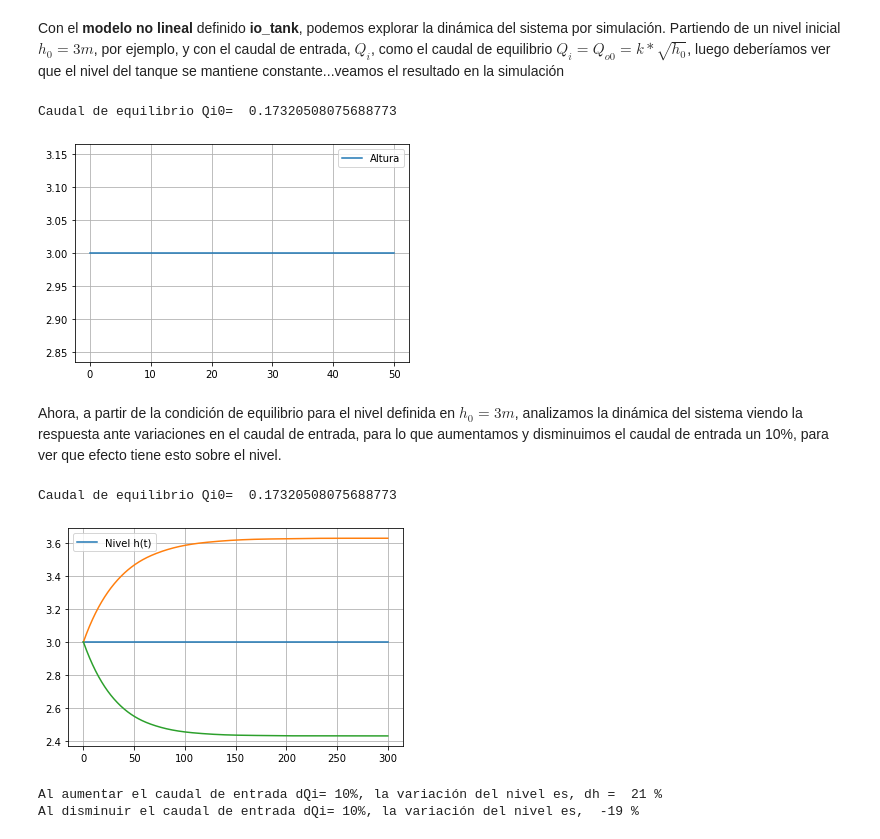
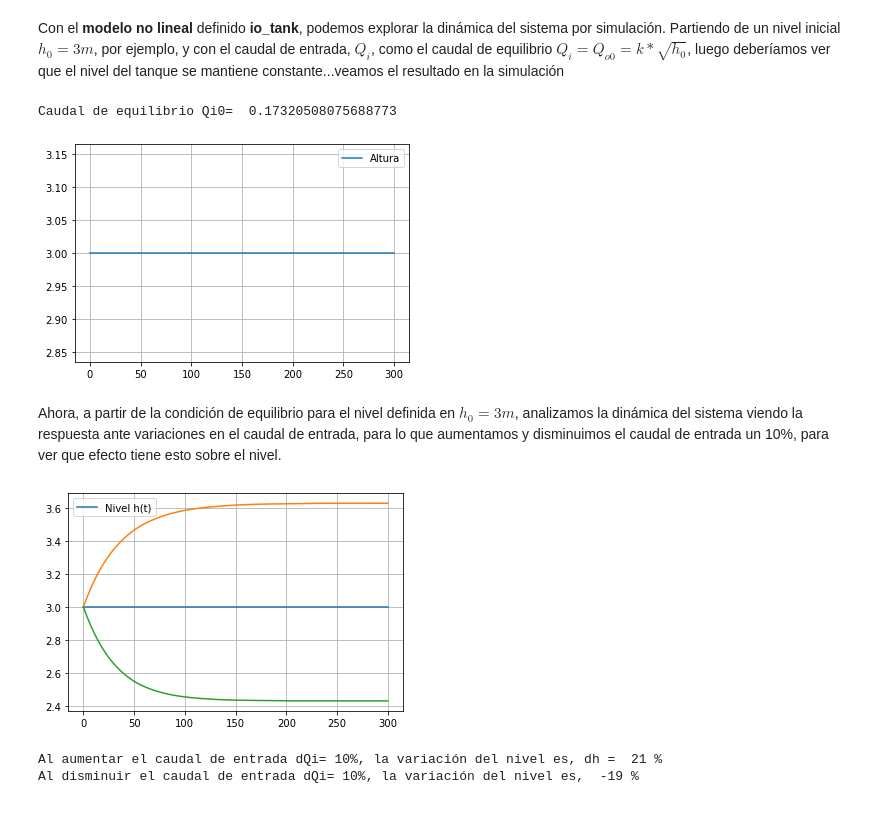
Before and after one commit to juanodecc/ejemplos_dyc, a Jupyter notebook: modelado/tank/tank_model.ipynb, the cells around one changed output. Drawn from its saved outputs; the diff is of its cells as text; code cells hidden in the pictures.

```diff
--- a/modelado/tank/tank_model.ipynb
+++ b/modelado/tank/tank_model.ipynb
@@ -120,42 +120,37 @@ io_tank = ctrl.NonlinearIOSystem(
 Con el **modelo no lineal** definido **io_tank**, podemos explorar la dinámica del sistema por simulación.
 Partiendo de un nivel inicial $h_0=3m$, por ejemplo, y con el caudal de entrada, $Q_i$, como el caudal de equilibrio $Q_i=Q_{o0} = k*\sqrt{h_0}$, luego deberíamos ver que el nivel del tanque se mantiene constante...veamos el resultado en la simulación
 # %%
+T = np.linspace(0, 300, 800)   # tiempo de simulacion
+#parámetros del tanque
+k=0.1
+A_tank = 1 #defino el parámetro área del tanque, A como A_tanque, porque A es la matriz de estados
+
+#condición inicial
 h0 = 3                 # Altura inicial h0
-T = np.linspace(0, 50, 500)   # tiempo de simulacion
-
-k=0.1
 Qi0 = k*np.sqrt(h0) #cálculo del caudal de equilibrio
 print('Caudal de equilibrio Qi0= ',Qi0)
 
 # Simulate the system
 t, y = ctrl.input_output_response(io_tank, T, Qi0, h0)
 
 # Plot the response
 plt.figure(1)
 plt.plot(t, y)
 plt.legend(['Altura'])
 plt.grid()
 plt.show(block=False)
 # %% [output]
 Caudal de equilibrio Qi0=  0.17320508075688773
-[figure, old version]
+[figure, new version]
 # %% [markdown]
 Ahora, a partir de la condición de equilibrio para el nivel definida en $h_0=3m$, analizamos la dinámica del sistema viendo la respuesta ante variaciones en el caudal de entrada, para lo que aumentamos y disminuimos el caudal de entrada un 10%, para ver que efecto tiene esto sobre el nivel.
 # %%
-h0=3 #altura inicial h0
-X0 = [h0] #El estado inicial es la altura inicial h0
-k=0.1
-A=1
-Qi0 = k*np.sqrt(h0) #cálculo del caudal de equilibrio
-print('Caudal de equilibrio Qi0= ',Qi0)
-T = np.linspace(0, 300, 800)   # tiempo de simulacion
-
-# Simulate the system
-t_nolin, y_nolin = ctrl.input_output_response(io_tank, T, Qi0, X0)
+# Simulación no lineal con variaciones en el cuadal
+t_nolin, y_nolin = ctrl.input_output_response(io_tank, T, Qi0, h0)
 #aumentamos un 10% el caudal de entrada
-t_nolin1, y_nolin1 = ctrl.input_output_response(io_tank, T, Qi0*1.1, X0)
+t_nolin1, y_nolin1 = ctrl.input_output_response(io_tank, T, Qi0*1.1, h0)
 #disminuimos un 10% el caudal de entrada
-t_nolin2, y_nolin2 = ctrl.input_output_response(io_tank, T, Qi0*.9, X0)
+t_nolin2, y_nolin2 = ctrl.input_output_response(io_tank, T, Qi0*.9, h0)
 
 # Plot the response
 plt.figure(1)
@@ -167,7 +162,6 @@ plt.legend(['Nivel h(t)'])
 plt.grid()
 plt.show(block=False)
 # %% [output]
-Caudal de equilibrio Qi0=  0.17320508075688773
 [figure]
 # %%
 dh_1=round(100*(y_nolin1[-1]-y_nolin1[0])/y_nolin1[0]) #hint: y1 es un array el indice 0 es el primer elemento y -1 es el último
```
Also changed, not shown: parts of 2 cells of this notebook, 1 other file.
